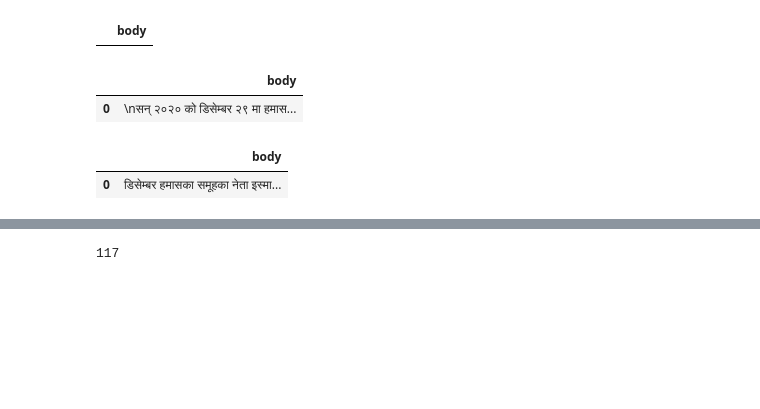
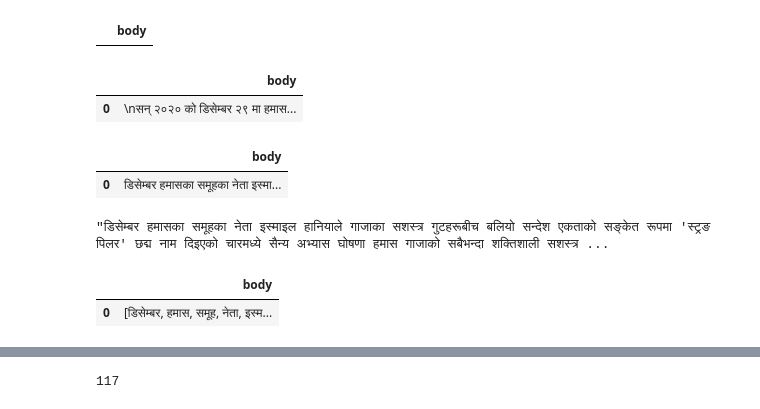
Before and after one commit to adh-aashish/topic_modeling, a Jupyter notebook: notebook/lda_political_news.ipynb, the cells around one changed output, grey strips where cells are left out. Saved outputs shown, nothing was run; the diff lists cells and outputs as text; code cells hidden in the pictures; blank space fills up the shorter version.

```diff
--- a/notebook/lda_political_news.ipynb
+++ b/notebook/lda_political_news.ipynb
@@ -585,8 +626,17 @@ df1
 # %% [output]
 |  | body |
 | 0 | डिसेम्बर हमासका समूहका नेता इस्मा... |
+# %%
+processed_new_data['body'].to_list()[0]
+# %% [output]
+"डिसेम्बर हमासका समूहका नेता इस्माइल हानियाले गाजाका सशस्त्र गुटहरूबीच बलियो सन्देश एकताको सङ्केत रूपमा 'स्ट्रङ पिलर' छद्म नाम दिइएको चारमध्ये सैन्य अभ्यास घोषणा हमास गाजाको सबैभन्दा शक्तिशाली सशस्त्र ...
 # %%
 processed_new_data["body"] = processed_new_data["body"].apply(tokenize.tokenizer)
+# %%
+processed_new_data
+# %% [output]
+|  | body |
+| 0 | [डिसेम्बर, हमास, समूह, नेता, इस्म... |
 # %%
 processed_new_data['body'] = processed_new_data['body'].apply(lambda x : get_stem(x))
 # processed_new_data.news.to_list()
```
Also changed, not shown: parts of 26 cells of this notebook, 10 other files.
